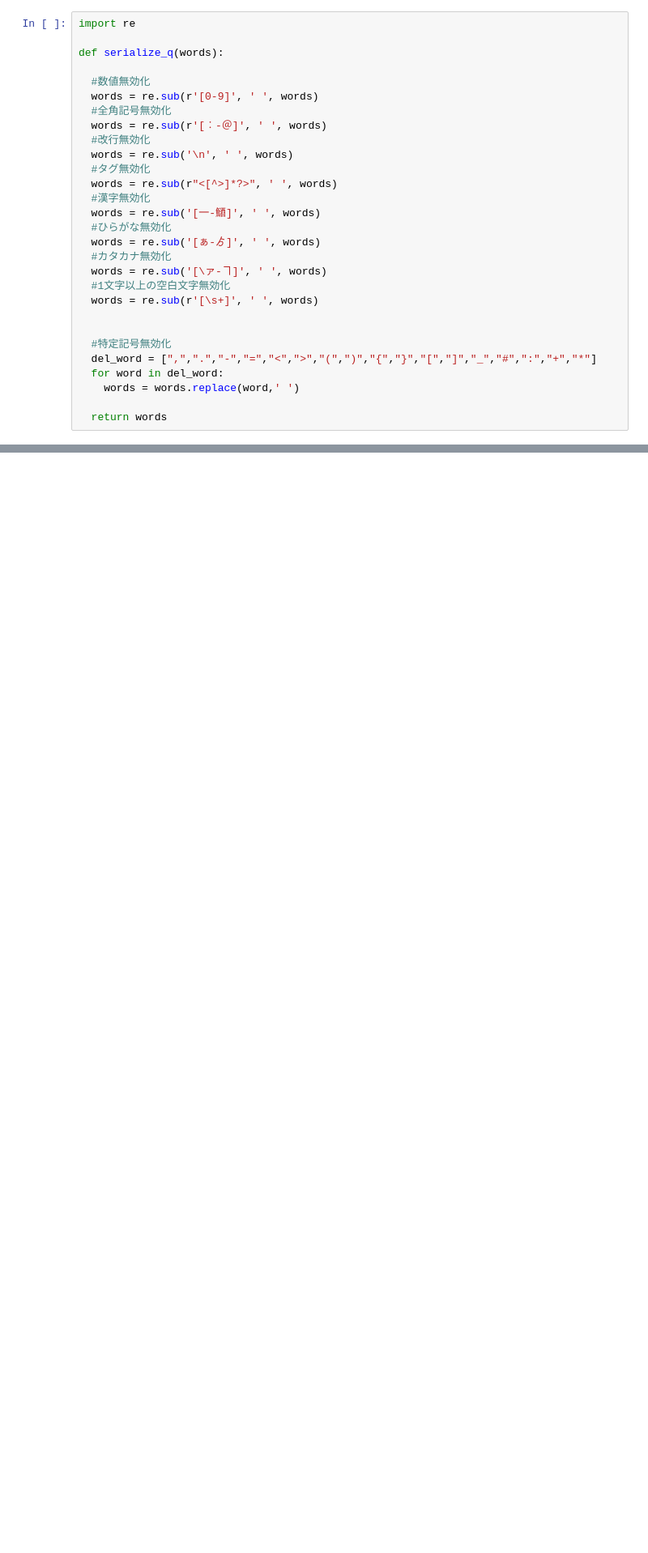
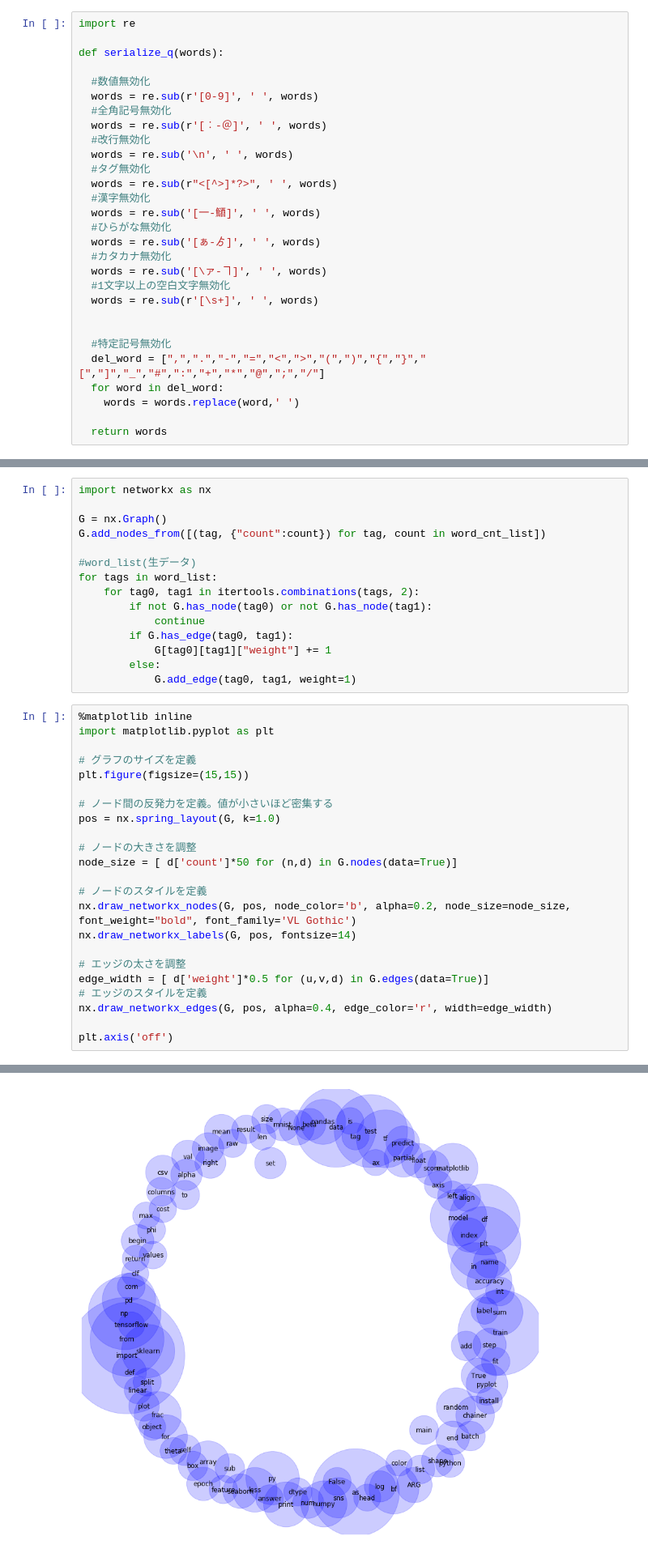
Before and after one commit to soichi-fujiwara/jupyter-notebook, a Jupyter notebook: Web_scraping_Qiita.ipynb, the cells around one changed output, grey strips where cells are left out. Shown at 81% size. Drawn from its saved outputs; the diff is of its cells as text; blank space fills up the shorter version.

```diff
--- a/Web_scraping_Qiita.ipynb
+++ b/Web_scraping_Qiita.ipynb
@@ -85,7 +85,7 @@ def serialize_q(words):
 
 
   #特定記号無効化
-  del_word = [",",".","-","=","<",">","(",")","{","}","[","]","_","#",":","+","*"]
+  del_word = [",",".","-","=","<",">","(",")","{","}","[","]","_","#",":","+","*","@",";","/"]
   for word in del_word:
     words = words.replace(word,' ')
 
@@ -128,0 +142,39 @@ word_list
+# %%
+import networkx as nx
+
+G = nx.Graph()
+G.add_nodes_from([(tag, {"count":count}) for tag, count in word_cnt_list])
+
+#word_list(生データ)
+for tags in word_list:
+    for tag0, tag1 in itertools.combinations(tags, 2):
+        if not G.has_node(tag0) or not G.has_node(tag1):
+            continue
+        if G.has_edge(tag0, tag1):
+            G[tag0][tag1]["weight"] += 1
+        else:
+            G.add_edge(tag0, tag1, weight=1)
+# %%
+%matplotlib inline
+import matplotlib.pyplot as plt
+
+# グラフのサイズを定義
+plt.figure(figsize=(15,15))
+
+# ノード間の反発力を定義。値が小さいほど密集する
+pos = nx.spring_layout(G, k=1.0)
+
+# ノードの大きさを調整
+node_size = [ d['count']*50 for (n,d) in G.nodes(data=True)]
+
+# ノードのスタイルを定義
+nx.draw_networkx_nodes(G, pos, node_color='b', alpha=0.2, node_size=node_size, font_weight="bold", font_family='VL Gothic')
+nx.draw_networkx_labels(G, pos, fontsize=14)
+
+# エッジの太さを調整
+edge_width = [ d['weight']*0.5 for (u,v,d) in G.edges(data=True)]
+# エッジのスタイルを定義
+nx.draw_networkx_edges(G, pos, alpha=0.4, edge_color='r', width=edge_width)
+
+plt.axis('off')
+# %% [output]
@@ -128,0 +185 @@ word_list
+[figure, added]
```
Also changed, not shown: parts of 2 cells of this notebook.
